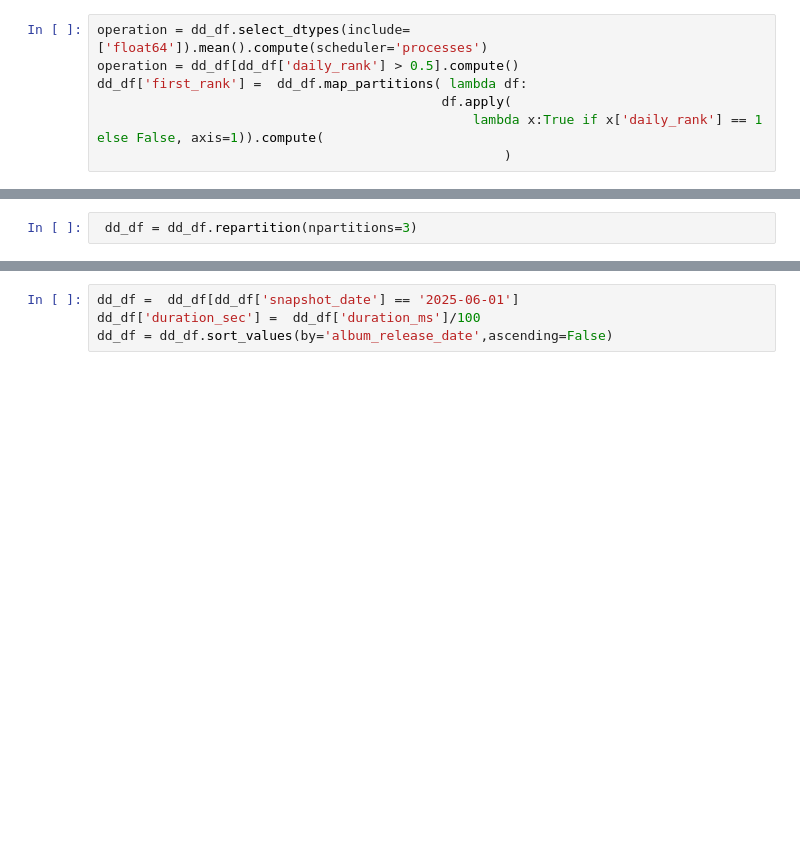
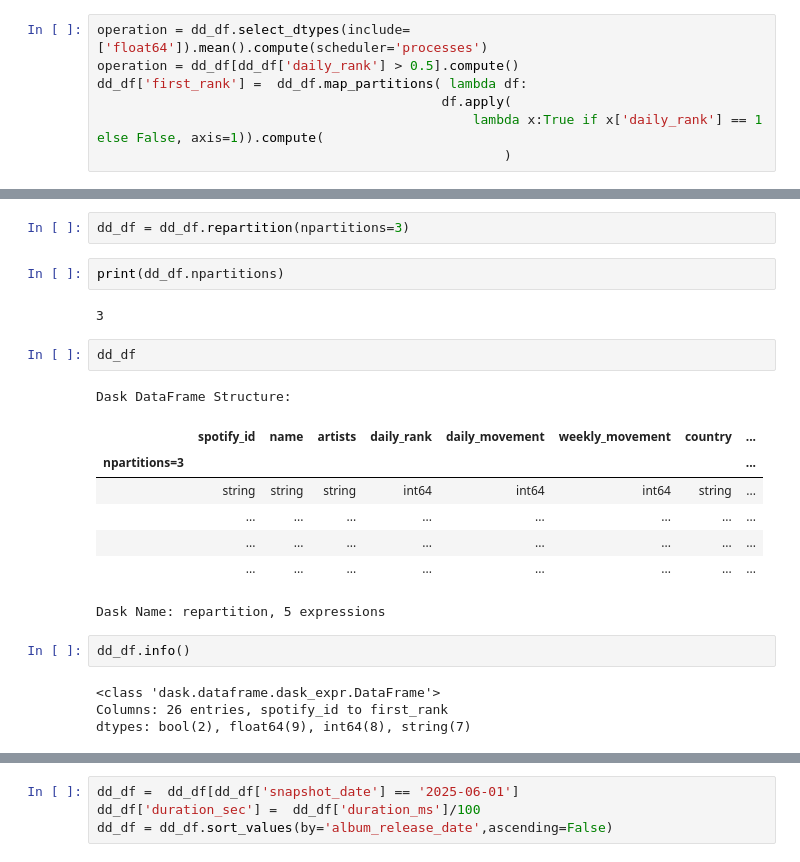
Before and after one commit to cam2149/DistributedProcessing, a Jupyter notebook: 3_Procesamiento_en_paralelo_con_dask.ipynb, the cells around one changed output, grey strips where cells are left out. Cells and saved outputs as stored; diff of their text form; blank space fills up the shorter version.

```diff
--- a/3_Procesamiento_en_paralelo_con_dask.ipynb
+++ b/3_Procesamiento_en_paralelo_con_dask.ipynb
@@ -51,4 +122,25 @@ print(dd_df.npartitions)
 # %%
- dd_df = dd_df.repartition(npartitions=3)
+dd_df = dd_df.repartition(npartitions=3)
+# %%
+print(dd_df.npartitions)
+# %% [output]
+3
+# %%
+dd_df
+# %% [output]
+Dask DataFrame Structure:
+|  | spotify_id | name | artists | daily_rank | daily_movement | weekly_movement | country | ... |
+| npartitions=3 |  |  |  |  |  |  |  | ... |
+|  | string | string | string | int64 | int64 | int64 | string | ... |
+|  | ... | ... | ... | ... | ... | ... | ... | ... |
+|  | ... | ... | ... | ... | ... | ... | ... | ... |
+|  | ... | ... | ... | ... | ... | ... | ... | ... |
+Dask Name: repartition, 5 expressions
+# %%
+dd_df.info()
+# %% [output]
+<class 'dask.dataframe.dask_expr.DataFrame'>
+Columns: 26 entries, spotify_id to first_rank
+dtypes: bool(2), float64(9), int64(8), string(7)
 # %%
 dd_df.select_dtypes(include=['float64']).mean().visualize()
```
Also changed, not shown: parts of 25 cells of this notebook.
